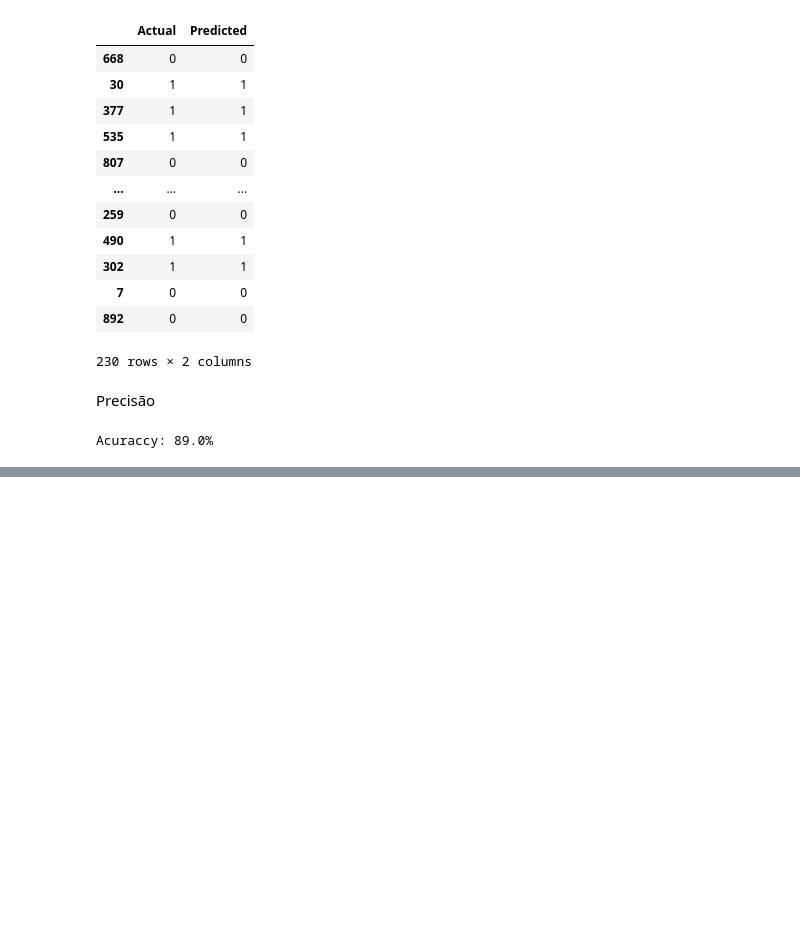
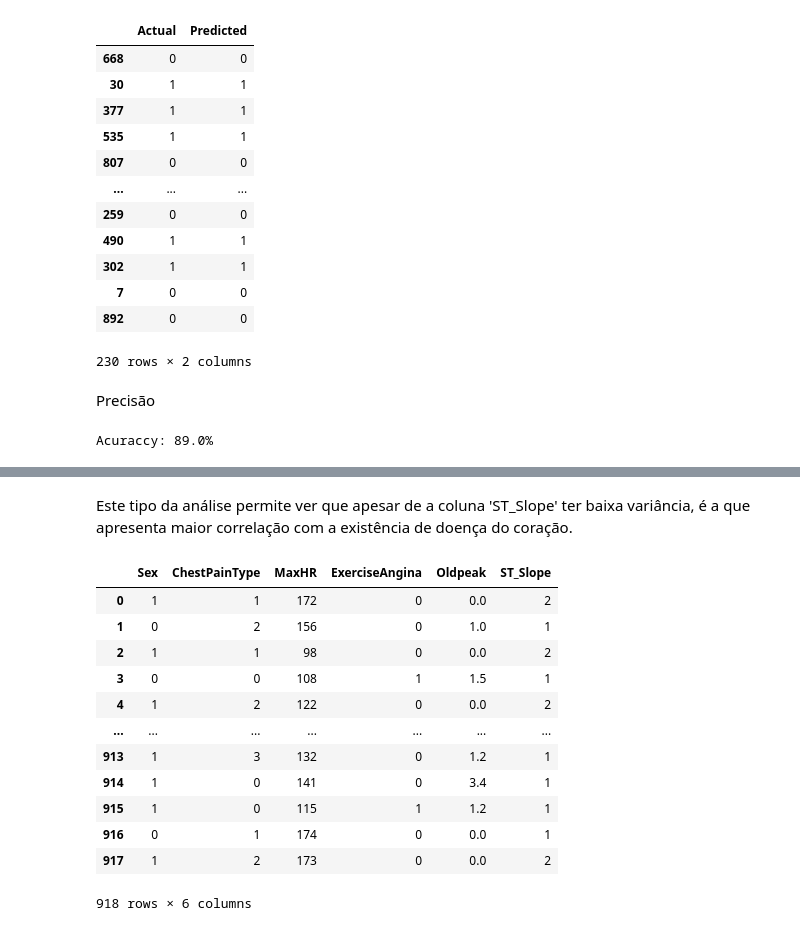
Before and after one commit to MiguelDordio/HeartDiseaseAnalysis, a Jupyter notebook: notebooks/heart_disease.ipynb, the cells around one changed output, grey strips where cells are left out. Saved outputs shown, nothing was run; the diff lists cells and outputs as text; code cells hidden in the pictures; blank space fills up the shorter version.

```diff
--- a/notebooks/heart_disease.ipynb
+++ b/notebooks/heart_disease.ipynb
@@ -373,0 +509,23 @@ Acuraccy: 89.0%
+# %% [markdown]
+Este tipo da análise permite ver que apesar de a coluna 'ST_Slope' ter baixa variância, é a que apresenta maior
+correlação com a existência de doença do coração.
+# %%
+# Mantem todas as colunas com correlação superior a 30%
+high_corr_cols = abs(df.corr()['HeartDisease'][abs(df.corr()['HeartDisease'])>0.3].drop('HeartDisease')).index.tolist()
+# %%
+df_features = df[high_corr_cols]
+df_features
+# %% [output]
+|  | Sex | ChestPainType | MaxHR | ExerciseAngina | Oldpeak | ST_Slope |
+| 0 | 1 | 1 | 172 | 0 | 0.0 | 2 |
+| 1 | 0 | 2 | 156 | 0 | 1.0 | 1 |
+| 2 | 1 | 1 | 98 | 0 | 0.0 | 2 |
+| 3 | 0 | 0 | 108 | 1 | 1.5 | 1 |
+| 4 | 1 | 2 | 122 | 0 | 0.0 | 2 |
+| ... | ... | ... | ... | ... | ... | ... |
+| 913 | 1 | 3 | 132 | 0 | 1.2 | 1 |
+| 914 | 1 | 0 | 141 | 0 | 3.4 | 1 |
+| 915 | 1 | 0 | 115 | 1 | 1.2 | 1 |
+| 916 | 0 | 1 | 174 | 0 | 0.0 | 1 |
+| 917 | 1 | 2 | 173 | 0 | 0.0 | 2 |
+918 rows × 6 columns
```
Also changed, not shown: parts of 34 cells of this notebook.
